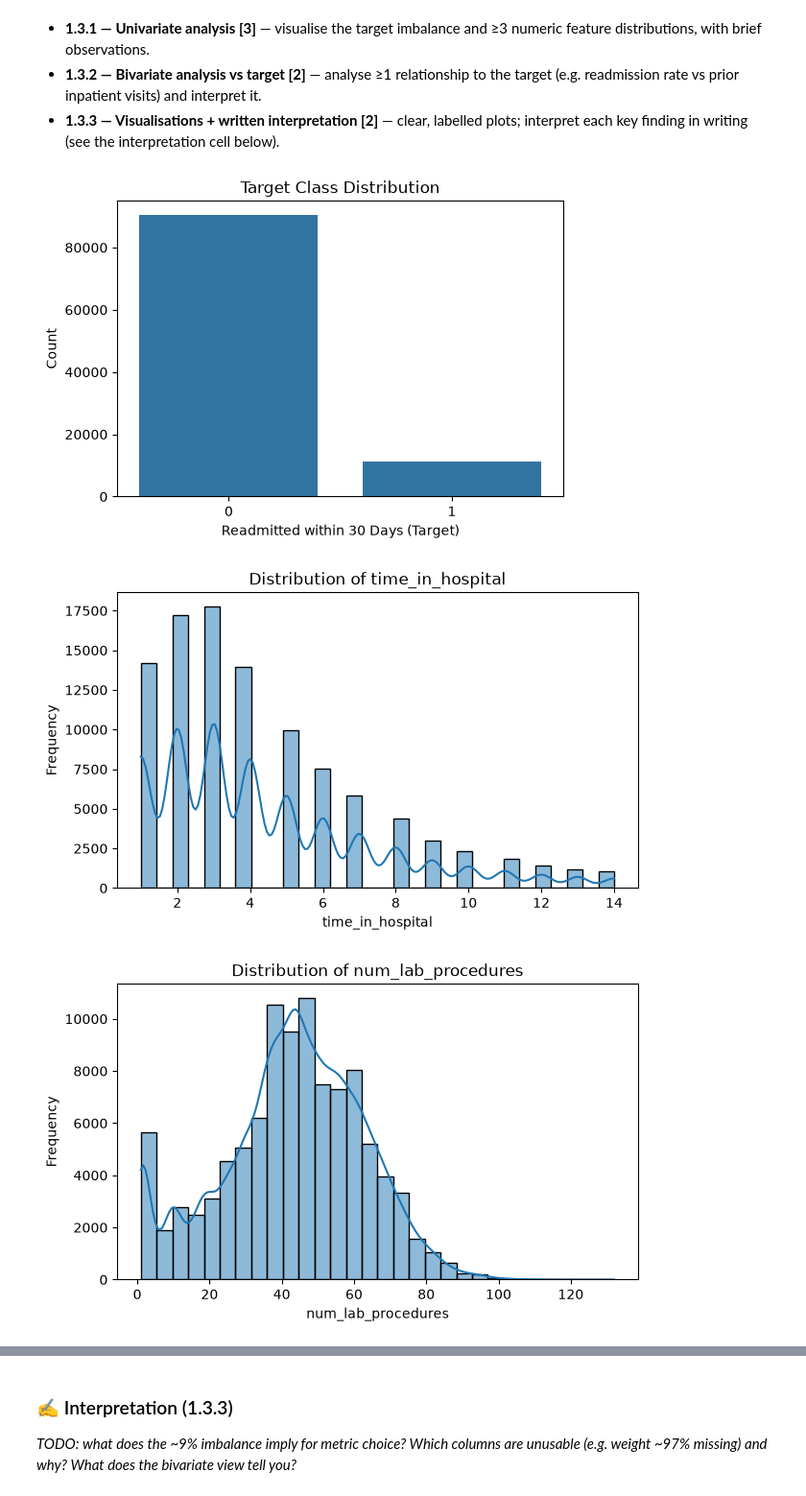
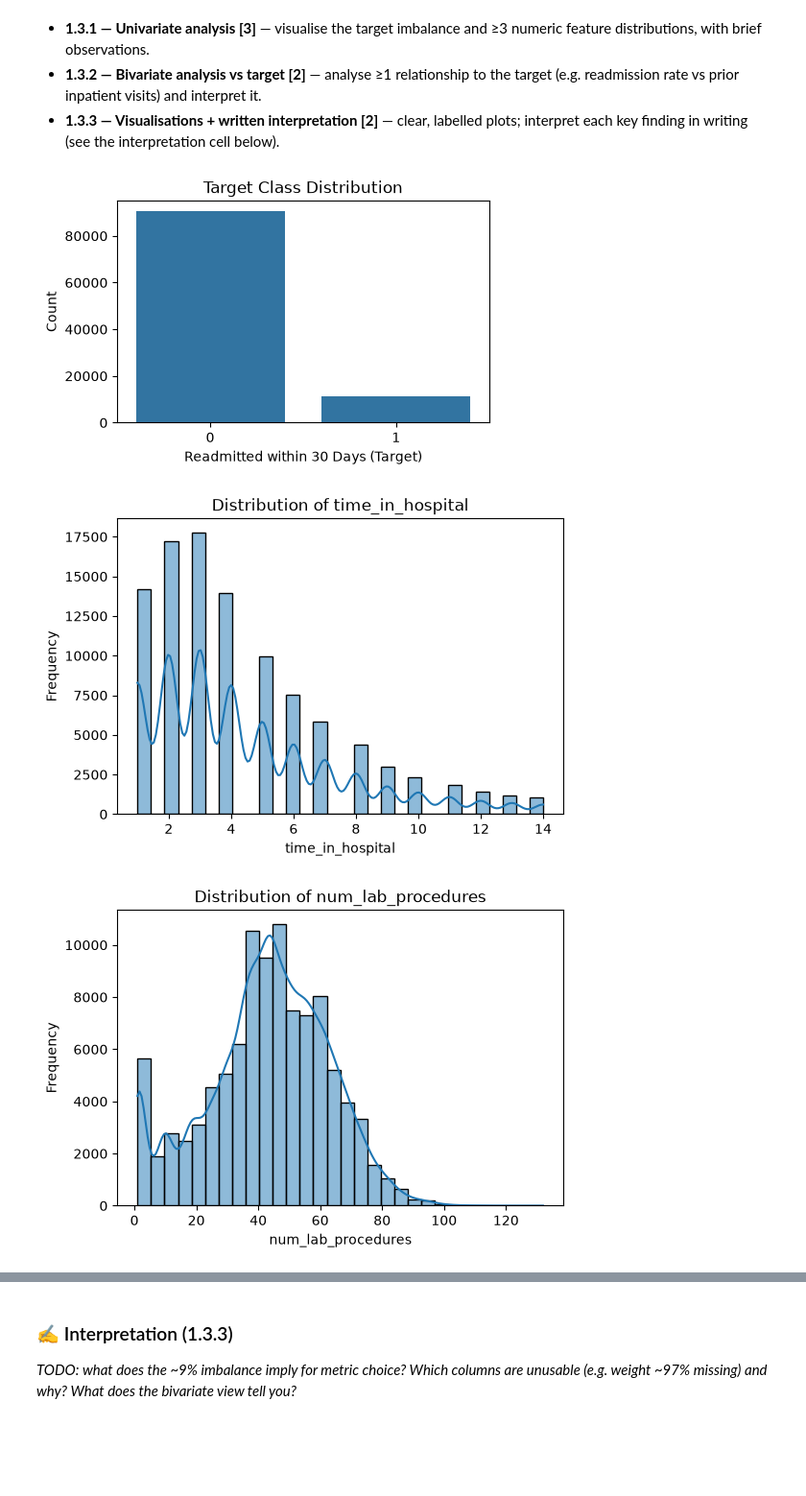
Before and after one commit to svaishnavim/hospital-readmission-mlops, a Jupyter notebook: Data_Preparation.ipynb, the cells around one changed output, grey strips where cells are left out. Shown at 96% size. Saved outputs shown, nothing was run; the diff lists cells and outputs as text; code cells hidden in the pictures; blank space fills up the shorter version.

```diff
--- a/Data_Preparation.ipynb
+++ b/Data_Preparation.ipynb
@@ -119,7 +112,7 @@ Top 20 Columns with Missing Values
 # %%
 # TODO 1.3.1: plot the target imbalance + >=3 numeric distributions.
 
-plt.figure(figsize=(6,4))
+plt.figure(figsize=(5,3))
 sns.countplot(x="target", data=df)
 plt.title("Target Class Distribution")
 plt.xlabel("Readmitted within 30 Days (Target)")
@@ -133,7 +126,7 @@ numeric_features = [
 ]
 
 for col in numeric_features:
-    plt.figure(figsize=(7,4))
+    plt.figure(figsize=(6,4))
     sns.histplot(df[col], bins=30, kde=True)
     plt.title(f"Distribution of {col}")
     plt.xlabel(col)
@@ -147,34 +140,34 @@ bivariate = (
       .mean()
       .reset_index()
 )
 
-plt.figure(figsize=(8,5))
+plt.figure(figsize=(7,4))
 sns.lineplot(
     data=bivariate,
     x="number_inpatient",
     y="target",
     marker="o"
 )
 
 plt.title("Readmission Rate vs Previous Inpatient Visits")
 plt.xlabel("Number of Previous Inpatient Visits")
 plt.ylabel("Average Readmission Rate")
 plt.grid(True)
 plt.show()
 
 # TODO 1.3.3: ensure plots are labelled; record findings in the interpretation cell.
 plt.figure(figsize=(8,5))
 sns.boxplot(
     x="target",
     y="time_in_hospital",
     data=df
 )
 
 plt.title("Time in Hospital vs Readmission")
 plt.xlabel("Readmitted (<30 Days)")
 plt.ylabel("Time in Hospital")
 plt.show()
 # %% [output]
-[figure, old version]
+[figure, new version]
-[figure, old version]
+[figure, new version]
-[figure, old version]
+[figure, new version]
```
Also changed, not shown: parts of 6 cells of this notebook, 3 other files.
